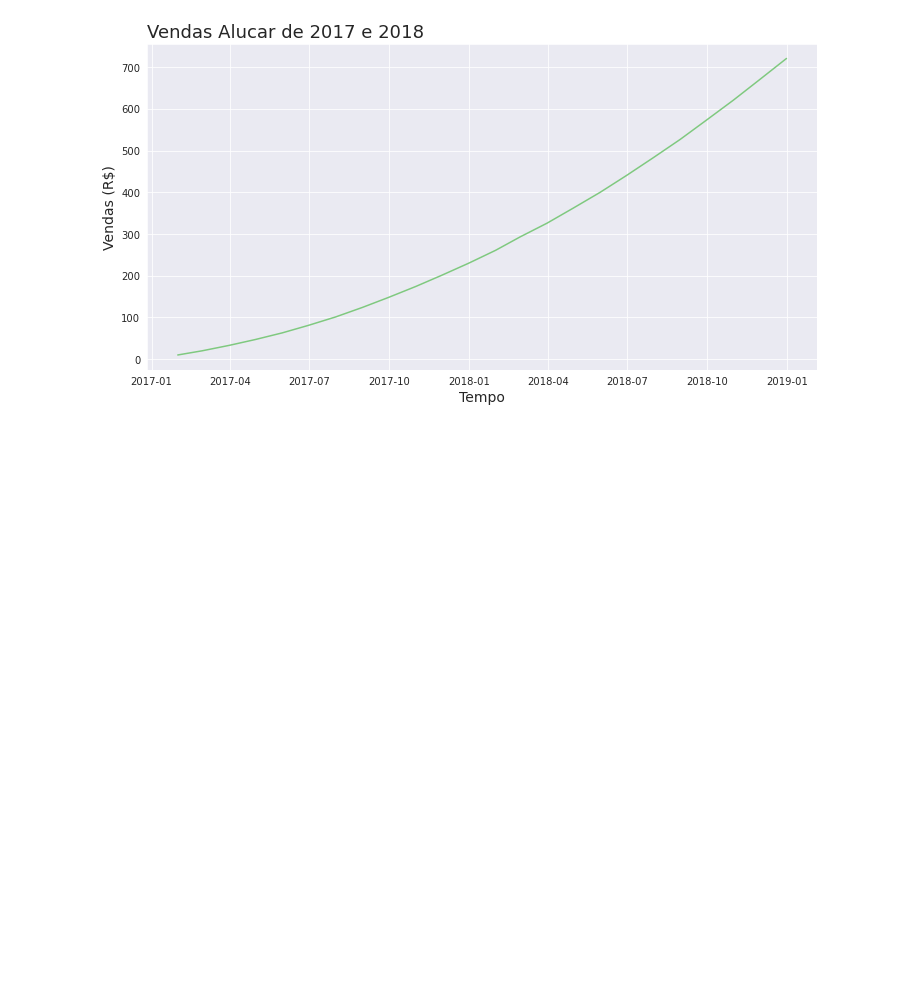
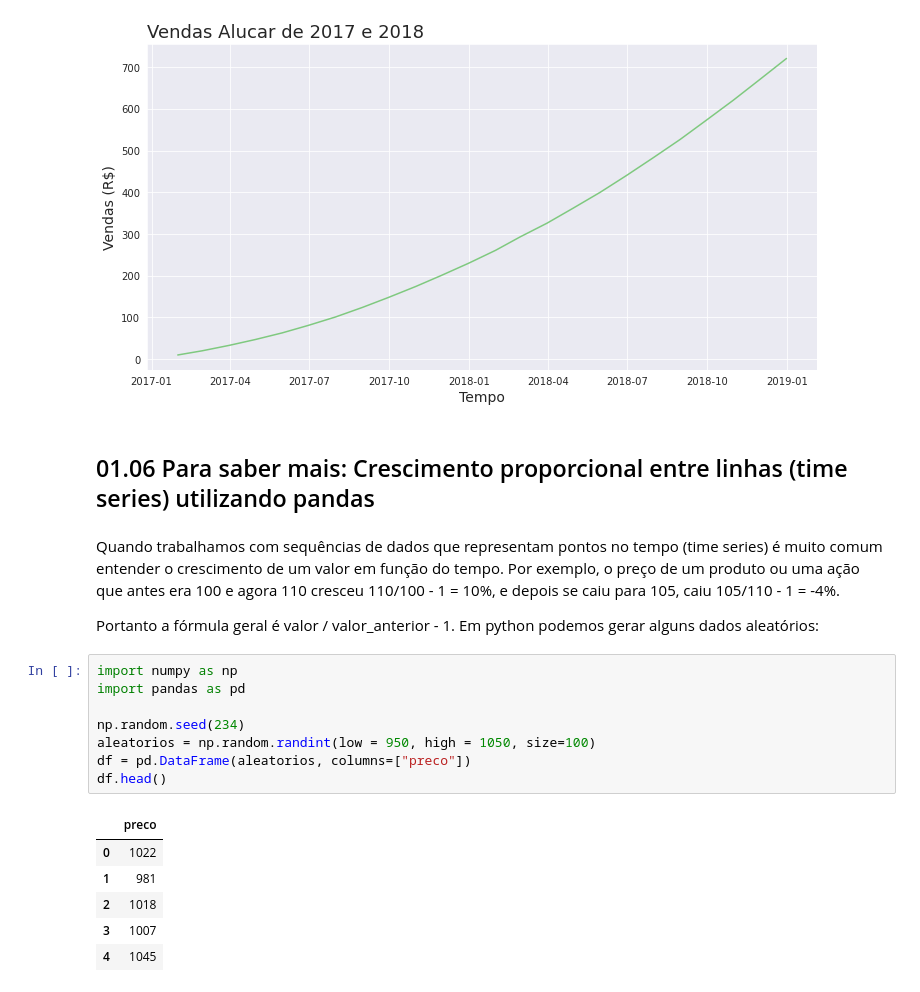
Before and after one commit to yorinori/Alura, a Jupyter notebook: Data_Science-analise-de-series-temporais/Time-series.ipynb, the cells around one changed output. Drawn from its saved outputs; the diff is of its cells as text; blank space fills up the shorter version.

```diff
--- a/Data_Science-analise-de-series-temporais/Time-series.ipynb
+++ b/Data_Science-analise-de-series-temporais/Time-series.ipynb
@@ -73,3 +73,24 @@ ax.set_ylabel('Vendas (R$)', fontsize=14)
 ax = ax
 # %% [output]
 [figure]
+# %% [markdown]
+## 01.06 Para saber mais: Crescimento proporcional entre linhas (time series) utilizando pandas
+# %% [markdown]
+Quando trabalhamos com sequências de dados que representam pontos no tempo (time series) é muito comum entender o crescimento de um valor em função do tempo. Por exemplo, o preço de um produto ou uma ação que antes era 100 e agora 110 cresceu 110/100 - 1 = 10%, e depois se caiu para 105, caiu 105/110 - 1 = -4%.
+
+Portanto a fórmula geral é valor / valor_anterior - 1. Em python podemos gerar alguns dados aleatórios:
+# %%
+import numpy as np
+import pandas as pd
+
+np.random.seed(234)
+aleatorios = np.random.randint(low = 950, high = 1050, size=100)
+df = pd.DataFrame(aleatorios, columns=["preco"])
+df.head()
+# %% [output]
+|  | preco |
+| 0 | 1022 |
+| 1 | 981 |
+| 2 | 1018 |
+| 3 | 1007 |
+| 4 | 1045 |
```
Also changed, not shown: parts of 5 cells of this notebook.
